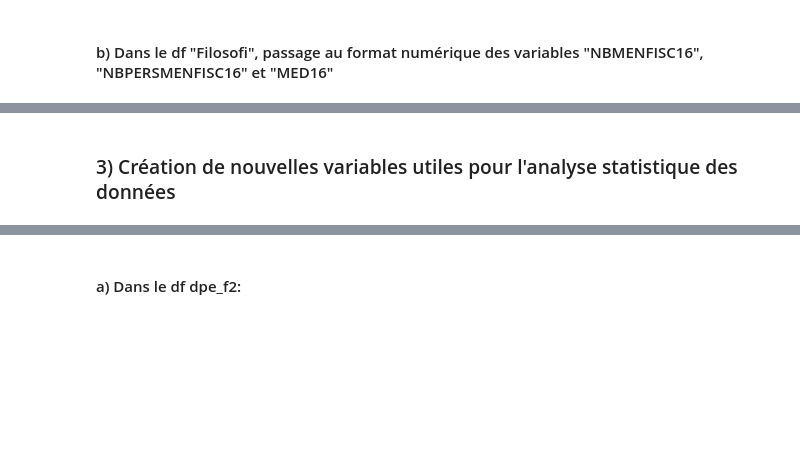
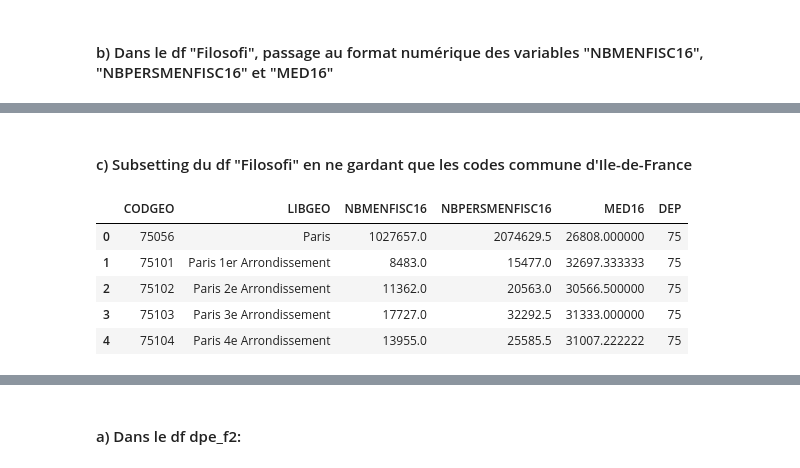
Before and after one commit to gabriel92320/data_science_project, a Jupyter notebook: récup&retraitement_données.ipynb, the cells around one changed output, grey strips where cells are left out. Saved outputs shown, nothing was run; the diff lists cells and outputs as text; code cells hidden in the pictures; blank space fills up the shorter version.

```diff
--- a/récup&retraitement_données.ipynb
+++ b/récup&retraitement_données.ipynb
@@ -272,7 +272,7 @@ dpe_f.shape # on a donc supprimé 189 422 lignes du df "dpe_f" suite au nettoyag
 #### b) Dans le df "Filosofi", passage au format numérique des variables "NBMENFISC16", "NBPERSMENFISC16" et "MED16"
 # %%
 # Modification des types des variables: passage au format numérique de toutes les variables sauf codgeo et libgeo.
-liste_var=Filosofi.columns.tolist()[2:]
+liste_var=Filosofi.columns.tolist()[:2]
 for var in liste_var:
     Filosofi[var]=pd.to_numeric(Filosofi[var])
 Filosofi.info()
@@ -279,2 +292,2 @@ Filosofi.info()
 # %% [markdown]
-### 3) Création de nouvelles variables utiles pour l'analyse statistique des données
+#### c) Subsetting du df "Filosofi" en ne gardant que les codes commune d'Ile-de-France
@@ -280,0 +296,14 @@ Filosofi.info()
+# %%
+# Création d'une variable "département":
+Filosofi["DEP"]=Filosofi["CODGEO"].str[:2]
+# Filtrage géographique: on ne garde que les départements d'Ile-de-France:
+Filosofi_IDF=Filosofi[Filosofi["DEP"].isin(["75","91","92","93","94","95","77","78"])].reset_index(drop=True)
+# %%
+Filosofi_IDF.head()
+# %% [output]
+|  | CODGEO | LIBGEO | NBMENFISC16 | NBPERSMENFISC16 | MED16 | DEP |
+| 0 | 75056 | Paris | 1027657.0 | 2074629.5 | 26808.000000 | 75 |
+| 1 | 75101 | Paris 1er Arrondissement | 8483.0 | 15477.0 | 32697.333333 | 75 |
+| 2 | 75102 | Paris 2e Arrondissement | 11362.0 | 20563.0 | 30566.500000 | 75 |
+| 3 | 75103 | Paris 3e Arrondissement | 17727.0 | 32292.5 | 31333.000000 | 75 |
+| 4 | 75104 | Paris 4e Arrondissement | 13955.0 | 25585.5 | 31007.222222 | 75 |
```
Also changed, not shown: parts of 25 cells of this notebook.
